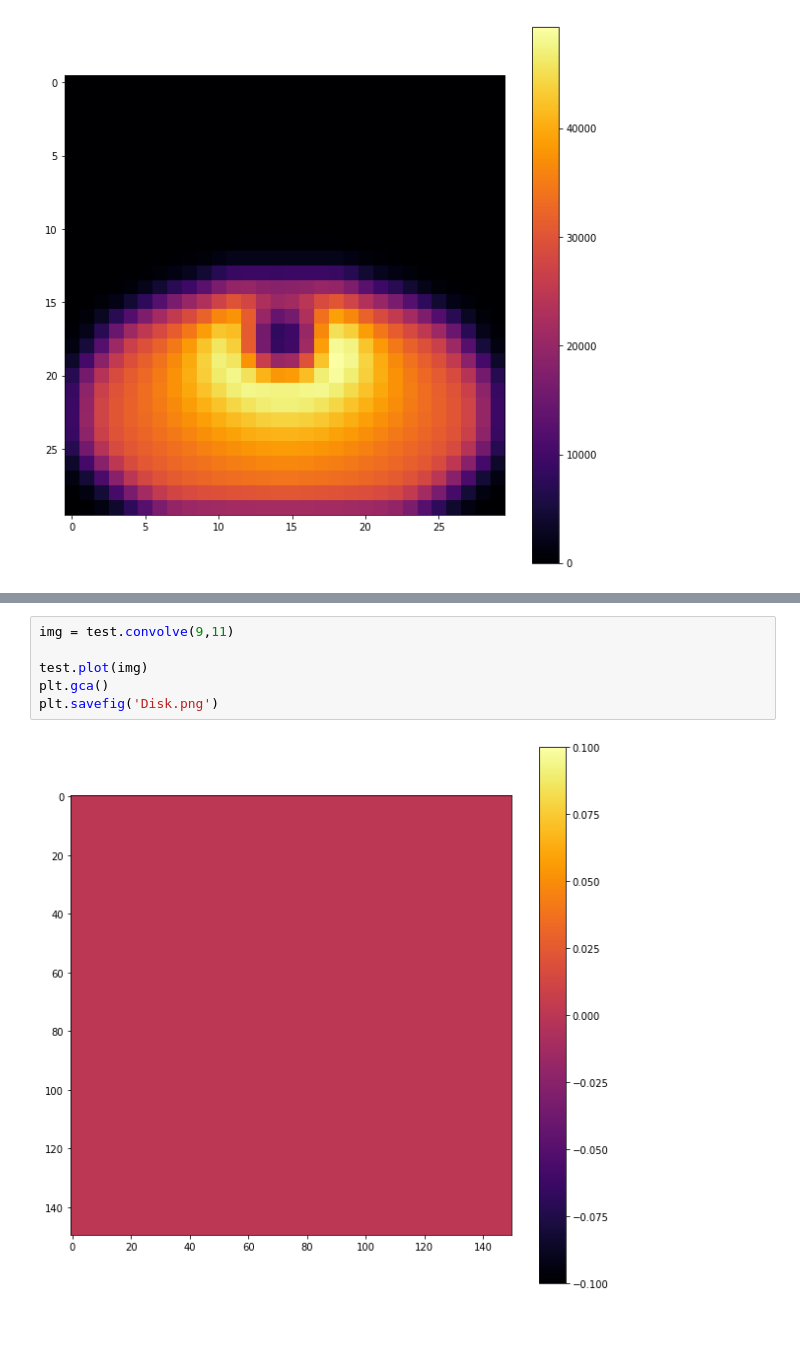
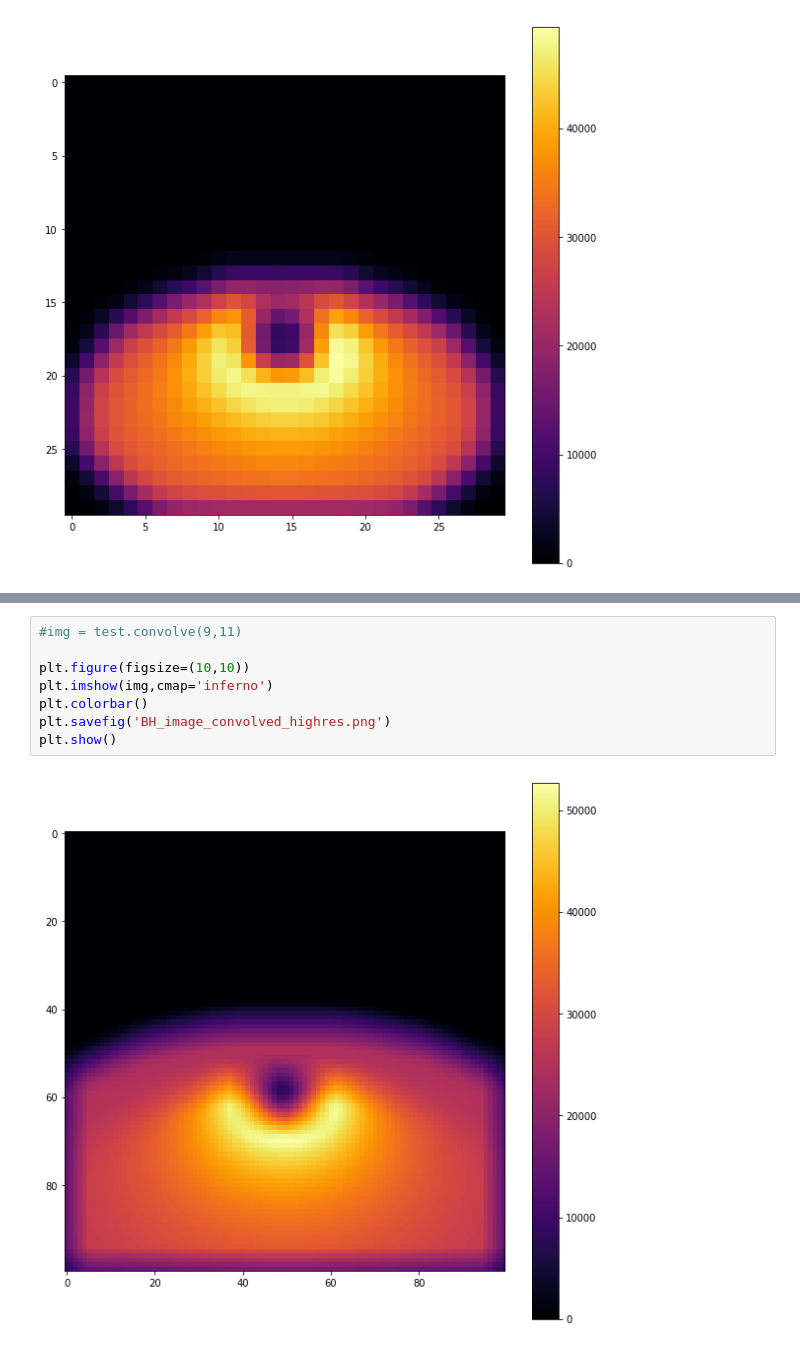
Before and after one commit to jmccull/PHY364_HW3, a Jupyter notebook: Visualizationv2.ipynb, the cells around one changed output, grey strips where cells are left out. Cells and saved outputs as stored; diff of their text form.

```diff
--- a/Visualizationv2.ipynb
+++ b/Visualizationv2.ipynb
@@ -442,8 +447,10 @@ Written Rsch 7.0, disk_r 70.0, v 3.000000e+16 Hz, T 600000.0
 # %%
-img = test.convolve(9,11)
+#img = test.convolve(9,11)
 
-test.plot(img)
-plt.gca()
-plt.savefig('Disk.png')
+plt.figure(figsize=(10,10))
+plt.imshow(img,cmap='inferno')
+plt.colorbar()
+plt.savefig('BH_image_convolved_highres.png')
+plt.show()
 # %% [output]
-[figure, old version]
+[figure, new version]
```
Also changed, not shown: parts of 1 cell of this notebook, 3 other files.
